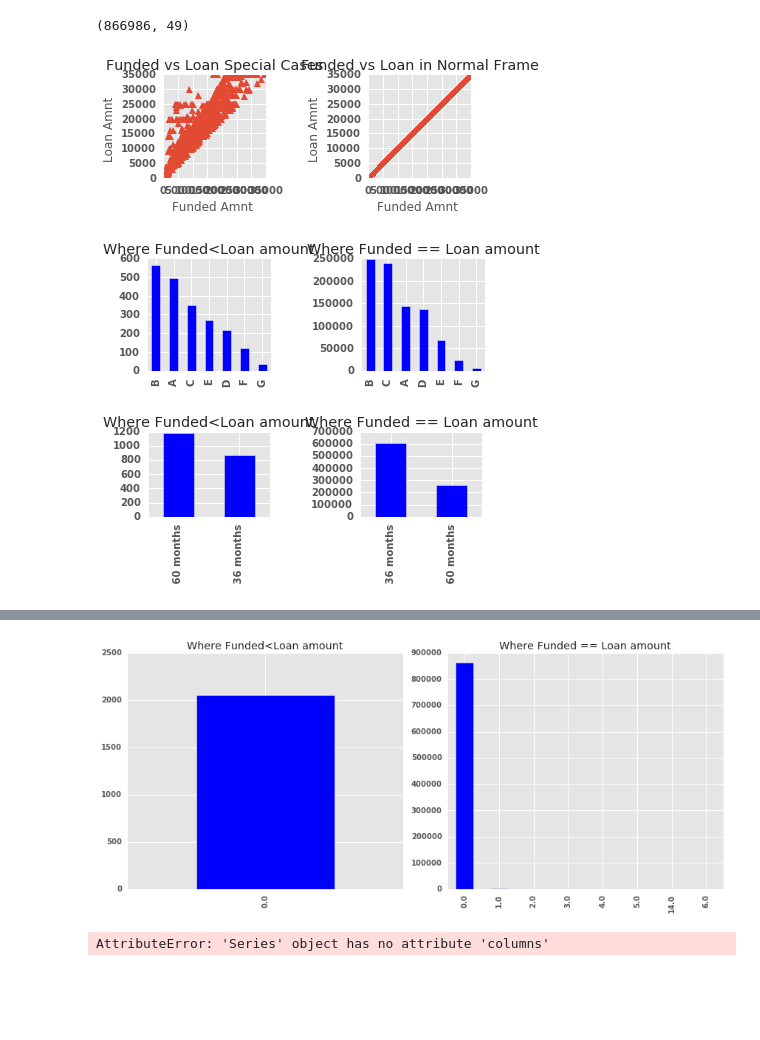
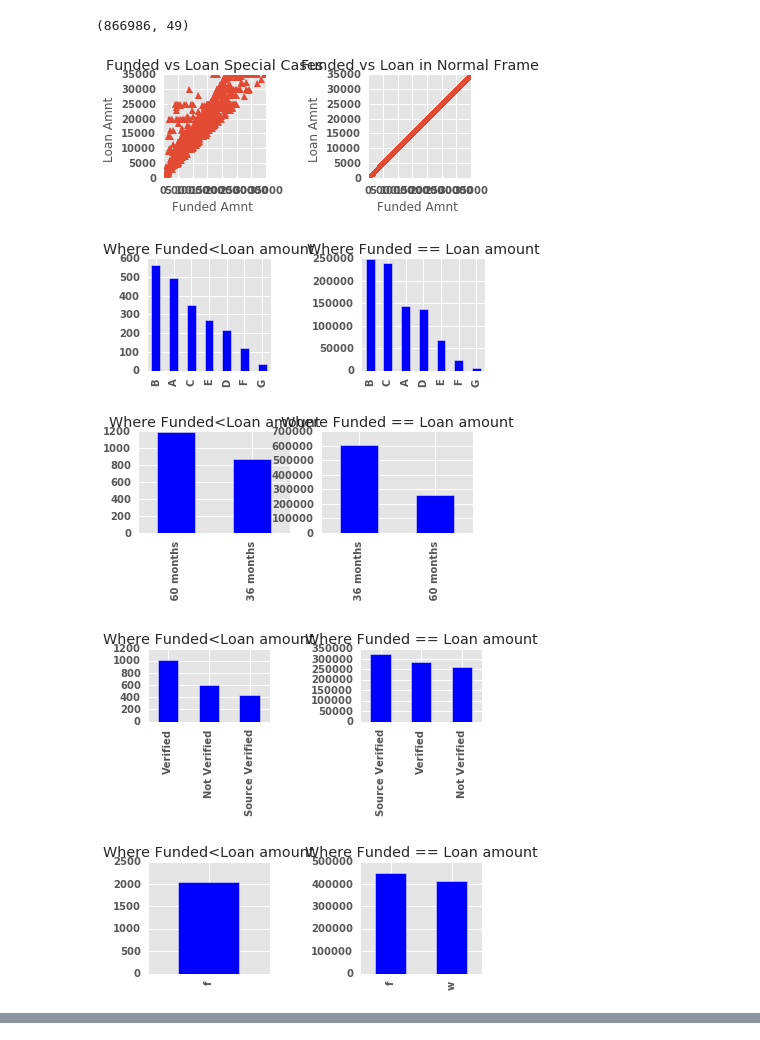
Before and after one commit to thakursc1-zz/Lending_Club_data_analysis, a Jupyter notebook: Special Analysis.ipynb, the cells around one changed output, grey strips where cells are left out. Cells and saved outputs as stored; diff of their text form; code cells hidden in the pictures; blank space fills up the shorter version.

```diff
--- a/Special Analysis.ipynb
+++ b/Special Analysis.ipynb
@@ -173,32 +181,84 @@ plt.title("Funded vs Loan in Normal Frame")
 fig.tight_layout()
 
 
 fig = plt.figure()
 plt.subplot2grid((2,2),(0,0))
 df.grade.value_counts().plot(kind='bar')
 plt.title("Where Funded<Loan amount")
 
 
 ## Graph for data where funded amount is equal to loan_amnt
 plt.subplot2grid((2,2),(0,1))
 not_df.grade.value_counts().plot(kind='bar')
 plt.title("Where Funded == Loan amount")
 
 fig.tight_layout()
 
 fig = plt.figure()
 plt.subplot2grid((2,2),(0,0))
 df.term.value_counts().plot(kind='bar')
 plt.title("Where Funded<Loan amount")
 
-
 ## Graph for data where funded amount is equal to loan_amnt
 plt.subplot2grid((2,2),(0,1))
 not_df.term.value_counts().plot(kind='bar')
 plt.title("Where Funded == Loan amount")
 
+fig = plt.figure()
+plt.subplot2grid((2,2),(0,0))
+df.verification_status.value_counts().plot(kind='bar')
+plt.title("Where Funded<Loan amount")
+
+## Graph for data where funded amount is equal to loan_amnt
+plt.subplot2grid((2,2),(0,1))
+not_df.verification_status.value_counts().plot(kind='bar')
+plt.title("Where Funded == Loan amount")
+
 fig.tight_layout()
+
+
+fig = plt.figure()
+plt.subplot2grid((2,2),(0,0))
+df.initial_list_status.value_counts().plot(kind='bar')
+plt.title("Where Funded<Loan amount")
+
+## Graph for data where funded amount is equal to loan_amnt
+plt.subplot2grid((2,2),(0,1))
+not_df.initial_list_status.value_counts().plot(kind='bar')
+plt.title("Where Funded == Loan amount")
+
+fig.tight_layout()
+
+
+
+fig = plt.figure(figsize=(12,10))
+plt.subplot2grid((2,2),(0,0))
+df.addr_state.value_counts().plot(kind='bar')
+plt.title("Where Funded<Loan amount")
+
+## Graph for data where funded amount is equal to loan_amnt
+plt.subplot2grid((2,2),(0,1))
+not_df.addr_state.value_counts().plot(kind='bar')
+plt.title("Where Funded == Loan amount")
+
+fig.tight_layout()
+
+
+
+fig = plt.figure(figsize=(12,10))
+plt.subplot2grid((2,2),(0,0))
+df.delinq_2yrs.value_counts().plot(kind='bar')
+plt.title("Where Funded<Loan amount")
+
+## Graph for data where funded amount is equal to loan_amnt
+plt.subplot2grid((2,2),(0,1))
+not_df.delinq_2yrs.value_counts().plot(kind='bar')
+plt.title("Where Funded == Loan amount")
+
+fig.tight_layout()
 # %% [output]
 [figure]
 [figure]
-[figure, old version]
+[figure, new version]
+[figure, added]
+[figure, added]
@@ -205,16 +266,0 @@ fig.tight_layout()
-# %%
-fig = plt.figure(figsize=(12,10))
-plt.subplot2grid((2,2),(0,0))
-df.acc_now_delinq.value_counts().plot(kind='bar')
-plt.title("Where Funded<Loan amount")
-
-
-## Graph for data where funded amount is equal to loan_amnt
-
-plt.subplot2grid((2,2),(0,1))
-not_df.acc_now_delinq.value_counts().plot(kind='bar')
-plt.title("Where Funded == Loan amount")
-
-fig.tight_layout()
-# %% [output]
-[figure, removed]
@@ -225,4 +266,0 @@ dsort(inplace=False)
-# %%
-years = df.Year.sort(inplace=False)
-# %% [output]
-AttributeError: 'Series' object has no attribute 'columns'
```
Also changed, not shown: parts of 11 cells of this notebook.
